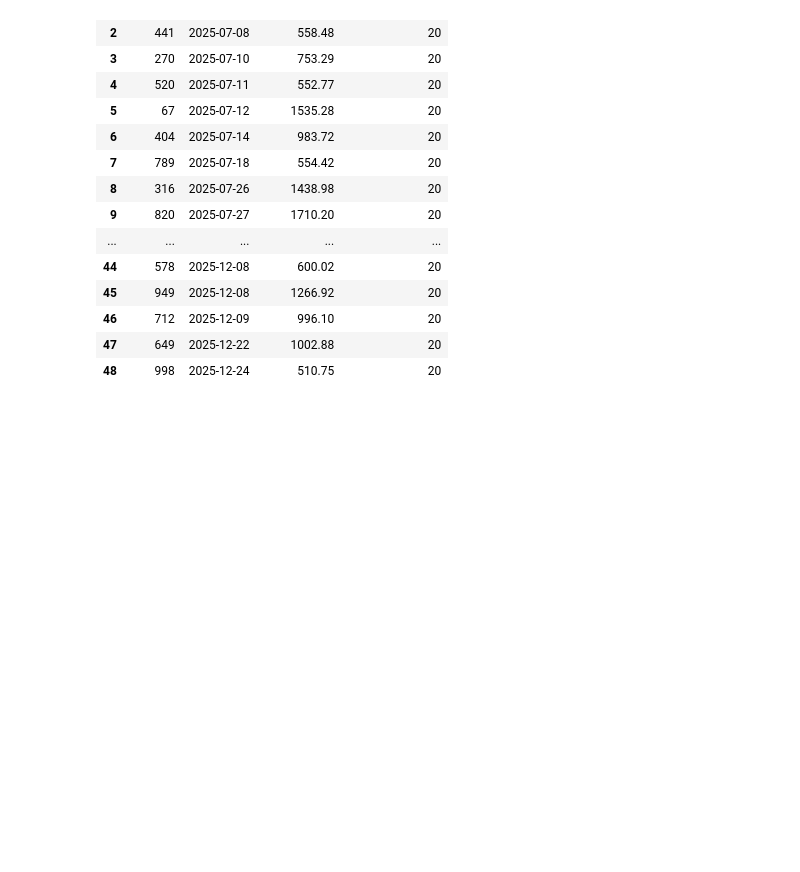
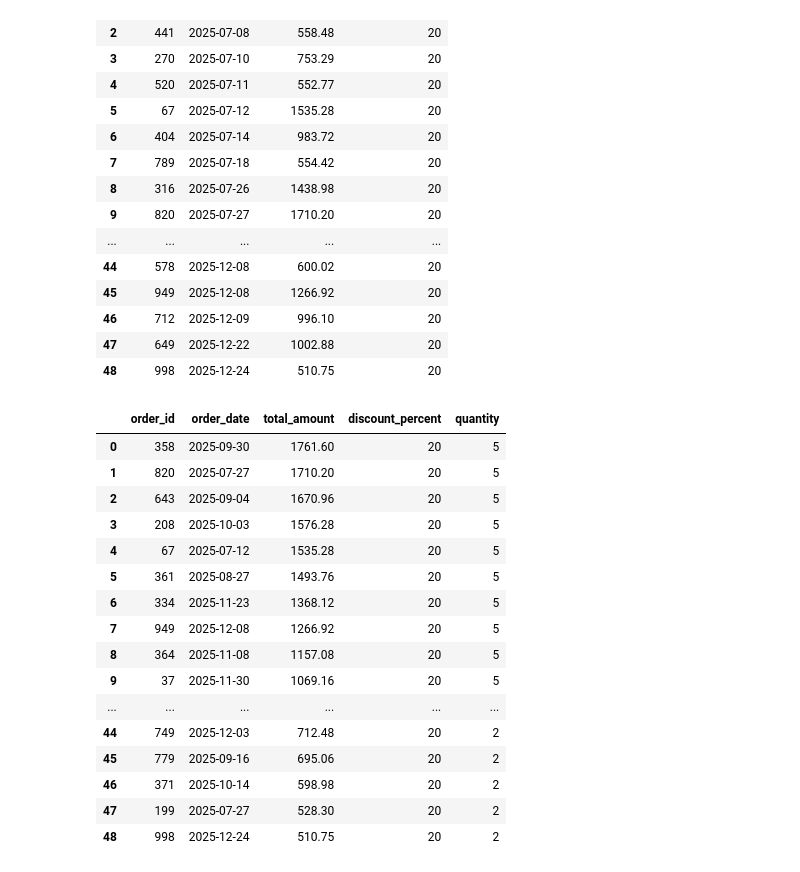
Before and after one commit to Thomasayanfeoluwa/2026-Python-Training-Class---Tutorial-For-Beginners, a Jupyter notebook: sqlite3.ipynb, the cells around one changed output. Drawn from its saved outputs; the diff is of its cells as text; code cells hidden in the pictures; blank space fills up the shorter version.

```diff
--- a/sqlite3.ipynb
+++ b/sqlite3.ipynb
@@ -704,7 +704,26 @@ run_sql("""
 | 48 | 998 | 2025-12-24 | 510.75 | 20 |
 # %%
 run_sql("""
-    SELECT order_id, order_date, total_amount, discount_percent
+    SELECT order_id, order_date, total_amount, discount_percent, quantity
     FROM orders
-    WHEERE (order_date BETWEEN '2025-07-01' AND order_date <= '2025-12-31') AND (total_amount > 500.00 AND discount_percent > 15)
+    WHERE (order_date BETWEEN '2025-07-01' AND '2025-12-31') AND (total_amount > 500.00 AND discount_percent > 15)
+    ORDER BY quantity DESC, total_amount DESC;
 """)
+# %% [output]
+|  | order_id | order_date | total_amount | discount_percent | quantity |
+| 0 | 358 | 2025-09-30 | 1761.60 | 20 | 5 |
+| 1 | 820 | 2025-07-27 | 1710.20 | 20 | 5 |
+| 2 | 643 | 2025-09-04 | 1670.96 | 20 | 5 |
+| 3 | 208 | 2025-10-03 | 1576.28 | 20 | 5 |
+| 4 | 67 | 2025-07-12 | 1535.28 | 20 | 5 |
+| 5 | 361 | 2025-08-27 | 1493.76 | 20 | 5 |
+| 6 | 334 | 2025-11-23 | 1368.12 | 20 | 5 |
+| 7 | 949 | 2025-12-08 | 1266.92 | 20 | 5 |
+| 8 | 364 | 2025-11-08 | 1157.08 | 20 | 5 |
+| 9 | 37 | 2025-11-30 | 1069.16 | 20 | 5 |
+| ... | ... | ... | ... | ... | ... |
+| 44 | 749 | 2025-12-03 | 712.48 | 20 | 2 |
+| 45 | 779 | 2025-09-16 | 695.06 | 20 | 2 |
+| 46 | 371 | 2025-10-14 | 598.98 | 20 | 2 |
+| 47 | 199 | 2025-07-27 | 528.30 | 20 | 2 |
+| 48 | 998 | 2025-12-24 | 510.75 | 20 | 2 |
```
Also changed, not shown: parts of 1 cell of this notebook, 1 other file.
